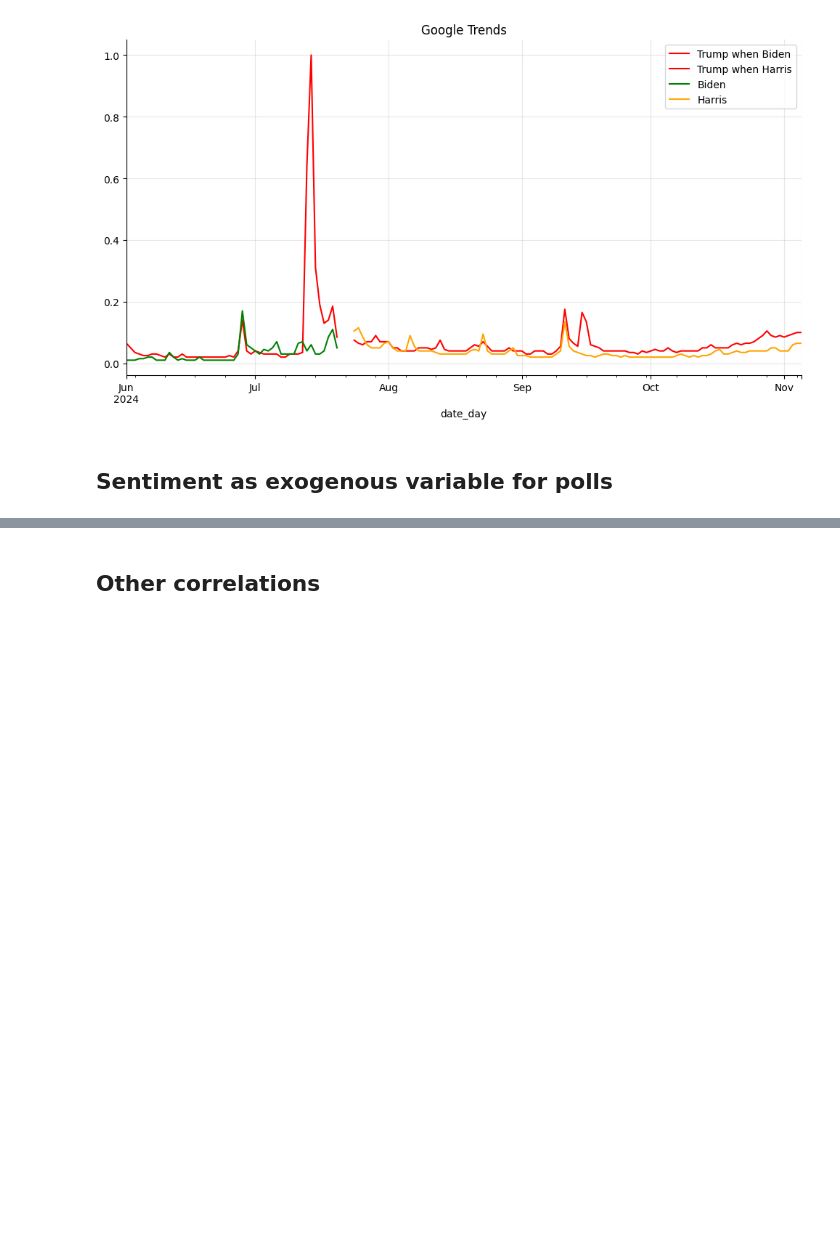
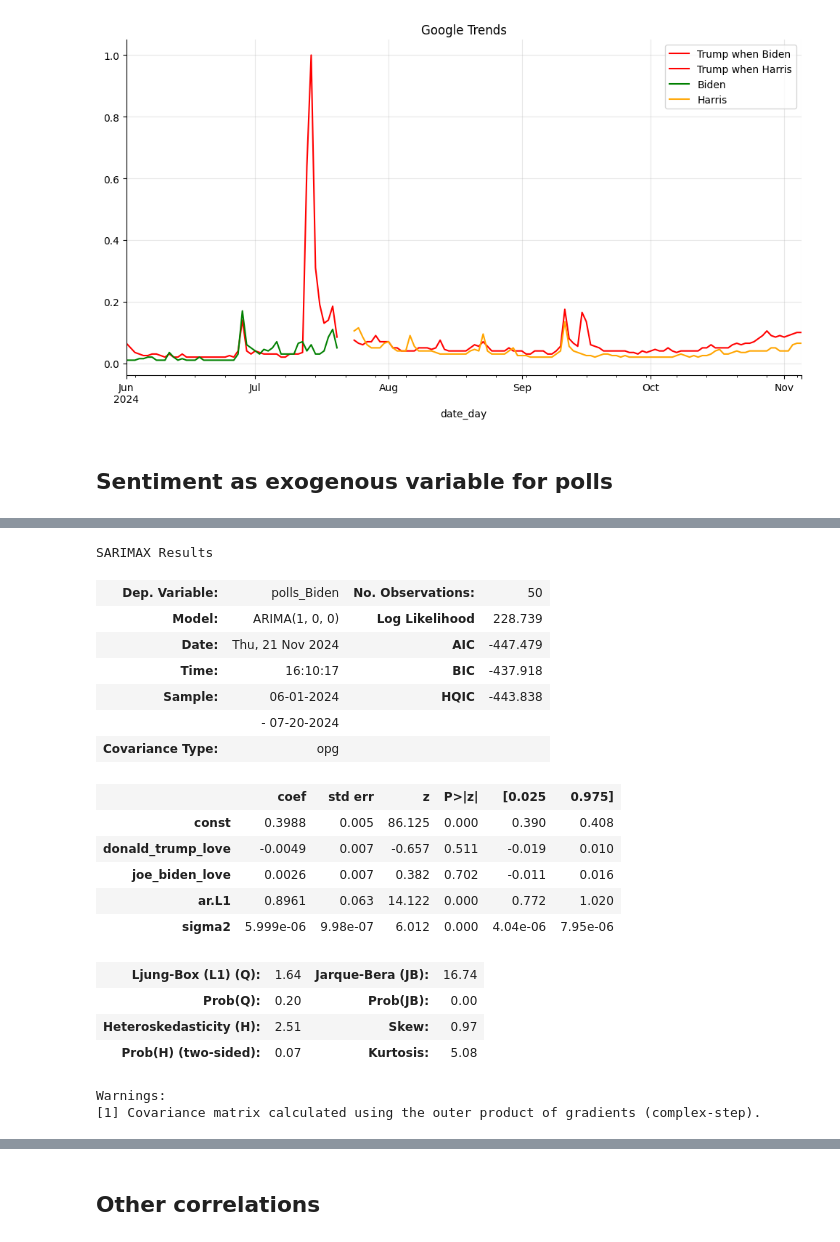
Before and after one commit to bnvulpe/votecore, a Jupyter notebook: scripts/data_mining.ipynb, the cells around one changed output, grey strips where cells are left out. Cells and saved outputs as stored; diff of their text form; code cells hidden in the pictures; blank space fills up the shorter version.

```diff
--- a/scripts/data_mining.ipynb
+++ b/scripts/data_mining.ipynb
@@ -1278,0 +1511,24 @@ Warnings:
+# %%
+arima_biden_biden_trump_love = ARIMA(polls_biden, exog=pd.concat([donald_trump_love_when_biden, joe_biden_love], axis=1), order=(1,0,0)).fit()
+arima_biden_biden_trump_love.summary()
+# %% [output]
+SARIMAX Results
+| Dep. Variable: | polls_Biden | No. Observations: | 50 |
+| Model: | ARIMA(1, 0, 0) | Log Likelihood | 228.739 |
+| Date: | Thu, 21 Nov 2024 | AIC | -447.479 |
+| Time: | 16:10:17 | BIC | -437.918 |
+| Sample: | 06-01-2024 | HQIC | -443.838 |
+|  | - 07-20-2024 |  |  |
+| Covariance Type: | opg |  |  |
+|  | coef | std err | z | P>|z| | [0.025 | 0.975] |
+| const | 0.3988 | 0.005 | 86.125 | 0.000 | 0.390 | 0.408 |
+| donald_trump_love | -0.0049 | 0.007 | -0.657 | 0.511 | -0.019 | 0.010 |
+| joe_biden_love | 0.0026 | 0.007 | 0.382 | 0.702 | -0.011 | 0.016 |
+| ar.L1 | 0.8961 | 0.063 | 14.122 | 0.000 | 0.772 | 1.020 |
+| sigma2 | 5.999e-06 | 9.98e-07 | 6.012 | 0.000 | 4.04e-06 | 7.95e-06 |
+| Ljung-Box (L1) (Q): | 1.64 | Jarque-Bera (JB): | 16.74 |
+| Prob(Q): | 0.20 | Prob(JB): | 0.00 |
+| Heteroskedasticity (H): | 2.51 | Skew: | 0.97 |
+| Prob(H) (two-sided): | 0.07 | Kurtosis: | 5.08 |
+Warnings:
+[1] Covariance matrix calculated using the outer product of gradients (complex-step).
```
Also changed, not shown: parts of 33 cells of this notebook.
